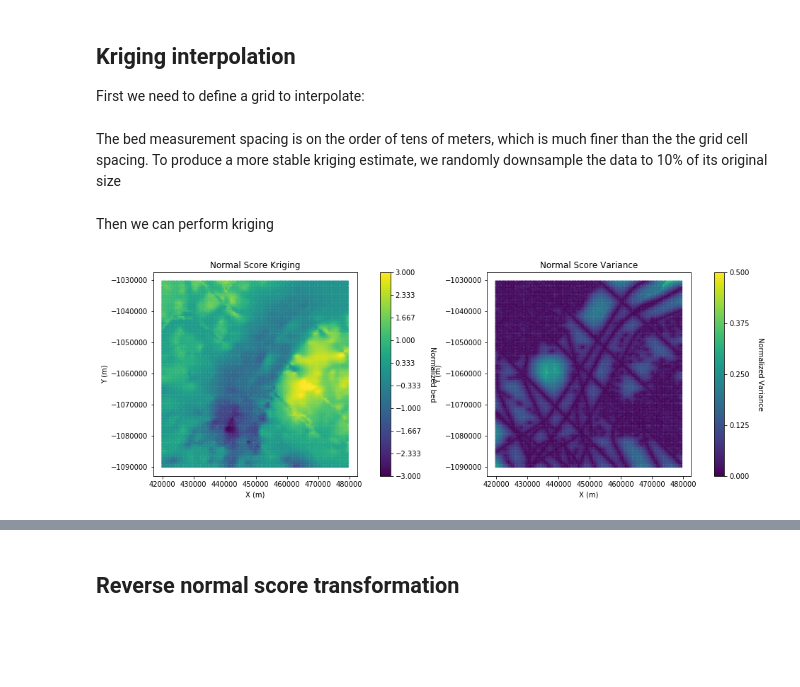
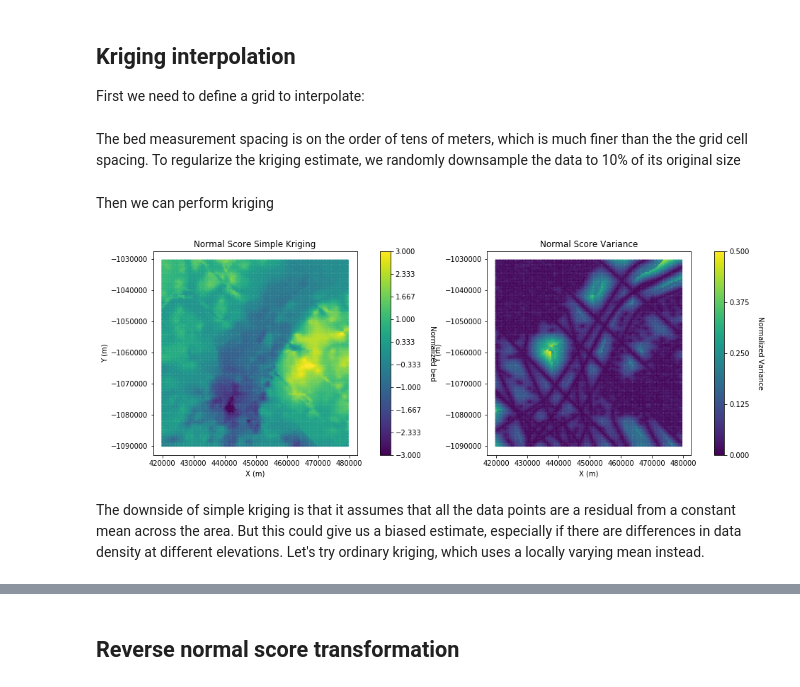
Before and after one commit to GatorGlaciology/GStatSim, a Jupyter notebook: GlacierStats/Kriging.ipynb, the cells around one changed output, grey strips where cells are left out. Saved outputs shown, nothing was run; the diff lists cells and outputs as text; code cells hidden in the pictures; blank space fills up the shorter version.

```diff
--- a/GlacierStats/Kriging.ipynb
+++ b/GlacierStats/Kriging.ipynb
@@ -68,36 +68,38 @@ ymin = -1090000; ymax = -1030000     # range of y values
 pix = 500  # pixel resolution
 Pred_grid_xy = gs.pred_grid(xmin, xmax, ymin, ymax, pix)
 # %% [markdown]
-The bed measurement spacing is on the order of tens of meters, which is much finer than the the grid cell spacing. To produce a more stable kriging estimate, we randomly downsample the data to 10% of its original size
+The bed measurement spacing is on the order of tens of meters, which is much finer than the the grid cell spacing. To regularize the kriging estimate, we randomly downsample the data to 10% of its original size
 # %%
 # randomly downsample data to 10% of the original size
 df_samp = df_bed.sample(frac=0.10, replace=False, random_state=1)
 # %% [markdown]
 Then we can perform kriging
 # %%
-k = 200 # number of neighboring data points used to estimate a given point
-est_SK, var_SK = gs.krige(Pred_grid_xy, df_samp, 'X', 'Y', 'Nbed', k, vario) # estimation and variance
+k = 50 # number of neighboring data points used to estimate a given point
+est_SK, var_SK = gs.skrige(Pred_grid_xy, df_samp, 'X', 'Y', 'Nbed', k, vario) # estimation and variance
 # %%
 # plot results
 plt.subplot(121)
 im = plt.scatter(Pred_grid_xy[:,0],Pred_grid_xy[:,1], c = est_SK, vmin = -3, vmax = 3, marker=".", s = 15)       # scatter plot for location map
-plt.title('Normal Score Kriging')                                    # add plot title
+plt.title('Normal Score Simple Kriging')                                    # add plot title
 plt.xlabel('X (m)'); plt.ylabel('Y (m)')                          # set axis labels
 cbar = plt.colorbar(im, orientation="vertical", ticks=np.linspace(-3, 3, 10)) # add vertical color bar
 cbar.set_label("Normalized bed", rotation=270, labelpad=20)      # add labels to the color bar
 plt.subplots_adjust(left=0.0, bottom=0.0, right=1.0, top=1.0) # adjust the plot size
 plt.axis('scaled')
 
 plt.subplot(122)
 im = plt.scatter(Pred_grid_xy[:,0],Pred_grid_xy[:,1], c = var_SK, vmin = 0, vmax = .5, marker=".", s = 15)       # scatter plot for location map
 plt.title('Normal Score Variance')                                    # add plot title
 plt.xlabel('X (m)'); plt.ylabel('Y (m)')                          # set axis labels
 cbar = plt.colorbar(im, orientation="vertical", ticks=np.linspace(0, .5, 5)) # add vertical color bar
 cbar.set_label("Normalized Variance", rotation=270, labelpad=20)      # add labels to the color bar
 plt.subplots_adjust(left=0.0, bottom=0.0, right=1.0, top=1.0) # adjust the plot size
 plt.axis('scaled')
 
 plt.subplots_adjust(left=0.0, bottom=0.0, right=2.0, top=1.0, wspace=0.2, hspace=0.3)
 plt.show()
 # %% [output]
-[figure, old version]
+[figure, new version]
+# %% [markdown]
+The downside of simple kriging is that it assumes that all the data points are a residual from a constant mean across the area. But this could give us a biased estimate, especially if there are differences in data density at different elevations. Let's try ordinary kriging, which uses a locally varying mean instead.
```
Also changed, not shown: parts of 11 cells of this notebook.
